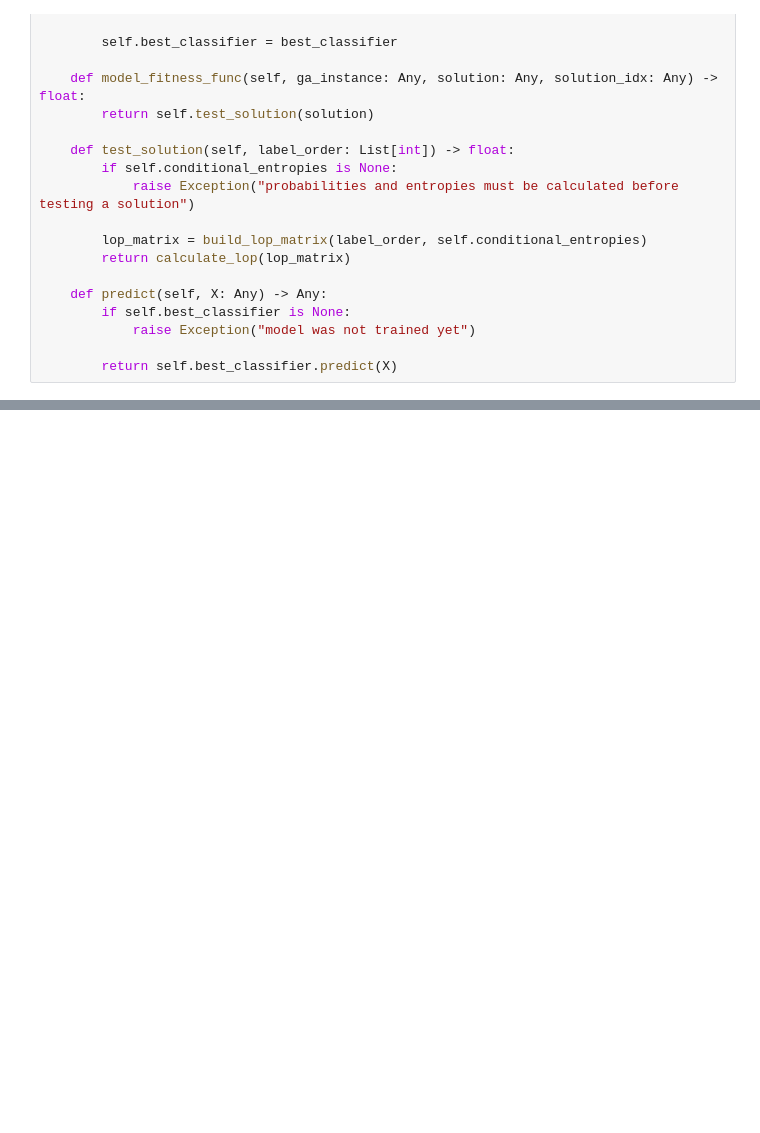
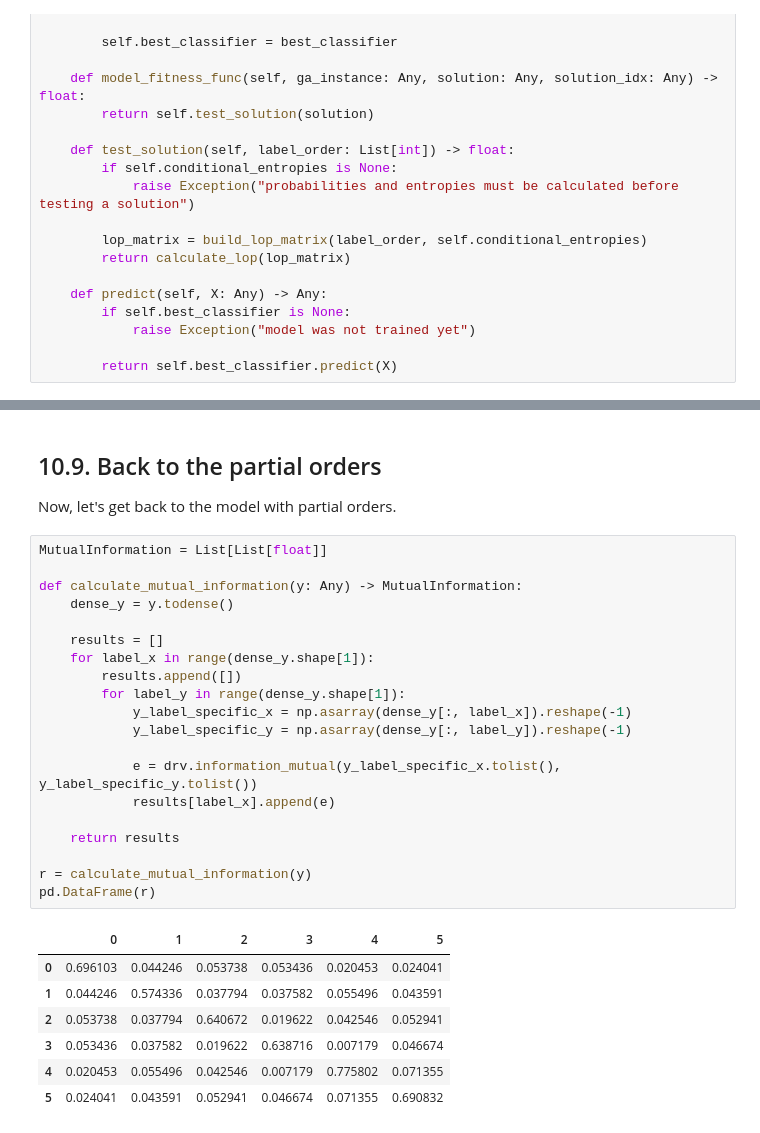
Before and after one commit to EdgardTaver/psg-multilabel-classifier, a Jupyter notebook: 10_fifth_model_implementation.ipynb, the cells around one changed output, grey strips where cells are left out. Drawn from its saved outputs; the diff is of its cells as text; blank space fills up the shorter version.

```diff
--- a/10_fifth_model_implementation.ipynb
+++ b/10_fifth_model_implementation.ipynb
@@ -620,0 +624,32 @@ print(f"(fixed lop) f1 score: {f1_score}")
+# %% [markdown]
+## 10.9. Back to the partial orders
+
+Now, let's get back to the model with partial orders.
+# %%
+MutualInformation = List[List[float]]
+
+def calculate_mutual_information(y: Any) -> MutualInformation:
+    dense_y = y.todense()
+
+    results = []
+    for label_x in range(dense_y.shape[1]):
+        results.append([])
+        for label_y in range(dense_y.shape[1]):
+            y_label_specific_x = np.asarray(dense_y[:, label_x]).reshape(-1)
+            y_label_specific_y = np.asarray(dense_y[:, label_y]).reshape(-1)
+
+            e = drv.information_mutual(y_label_specific_x.tolist(), y_label_specific_y.tolist())
+            results[label_x].append(e)
+
+    return results
+
+r = calculate_mutual_information(y)
+pd.DataFrame(r)
+# %% [output]
+|  | 0 | 1 | 2 | 3 | 4 | 5 |
+| 0 | 0.696103 | 0.044246 | 0.053738 | 0.053436 | 0.020453 | 0.024041 |
+| 1 | 0.044246 | 0.574336 | 0.037794 | 0.037582 | 0.055496 | 0.043591 |
+| 2 | 0.053738 | 0.037794 | 0.640672 | 0.019622 | 0.042546 | 0.052941 |
+| 3 | 0.053436 | 0.037582 | 0.019622 | 0.638716 | 0.007179 | 0.046674 |
+| 4 | 0.020453 | 0.055496 | 0.042546 | 0.007179 | 0.775802 | 0.071355 |
+| 5 | 0.024041 | 0.043591 | 0.052941 | 0.046674 | 0.071355 | 0.690832 |
```
Also changed, not shown: parts of 5 cells of this notebook.
